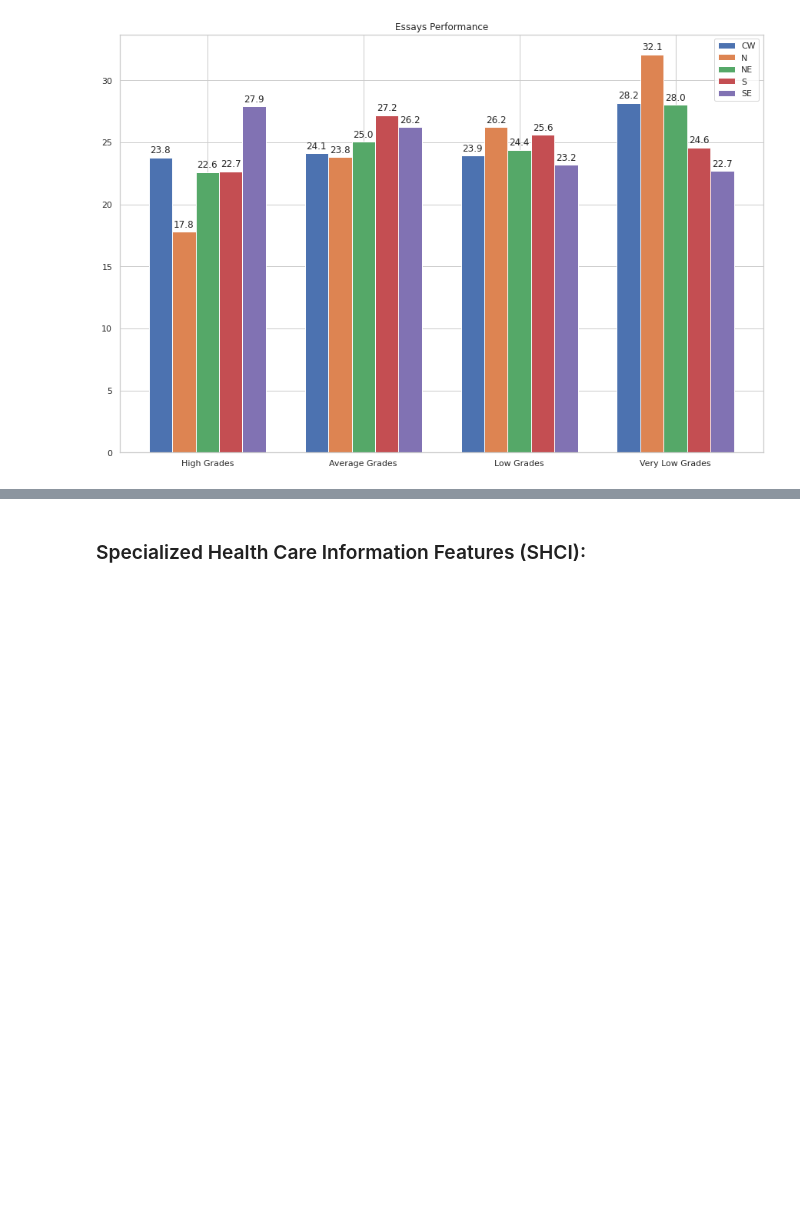
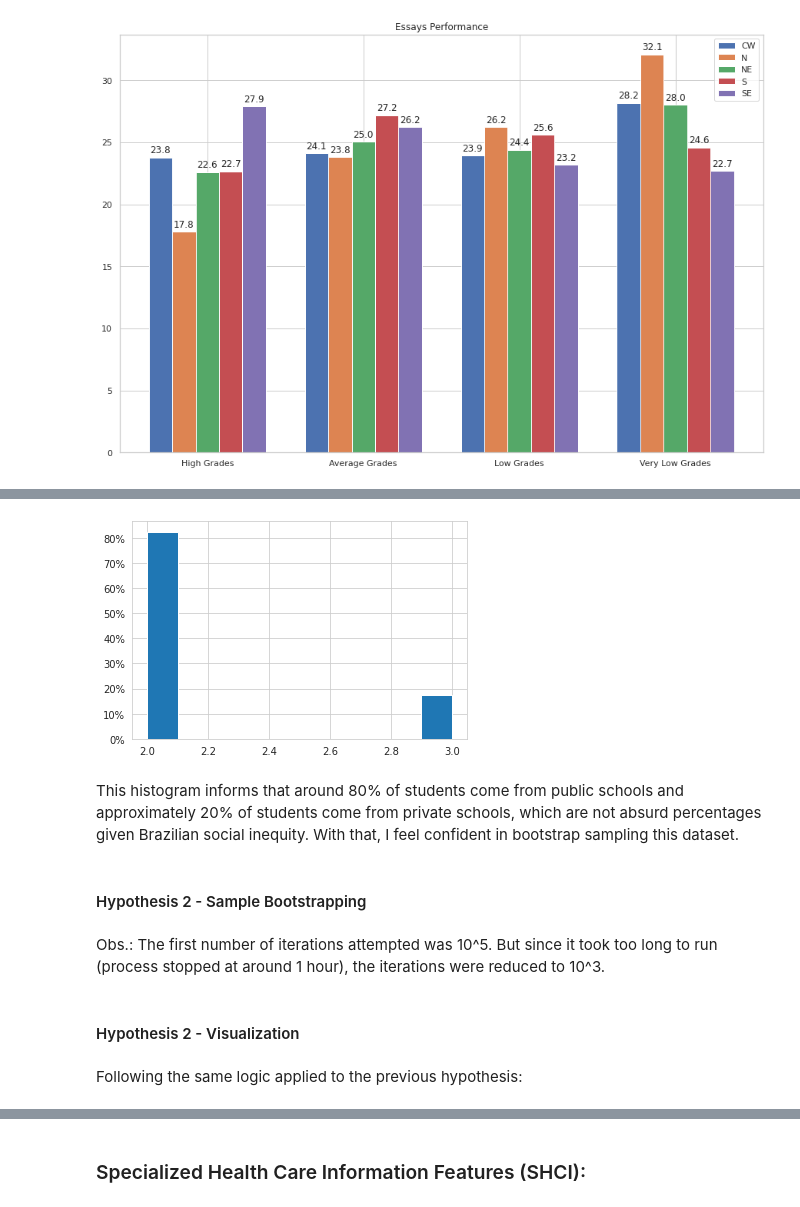
Before and after one commit to higorpr/ENEM_Exploration_Analysis, a Jupyter notebook: ENEM_Exploratory_Analysis.ipynb, the cells around one changed output, grey strips where cells are left out. Drawn from its saved outputs; the diff is of its cells as text; code cells hidden in the pictures; blank space fills up the shorter version.

```diff
--- a/ENEM_Exploratory_Analysis.ipynb
+++ b/ENEM_Exploratory_Analysis.ipynb
@@ -1031,0 +1048,15 @@ Hypothesis 2 states that:
+# %%
+df_hs = df_ppi[df_ppi['TP_ESCOLA'] != 1]
+data = df_hs['TP_ESCOLA']
+
+sns.set_style("whitegrid")
+plt.hist(data, weights=np.ones(len(data)) / len(data))
+
+plt.gca().yaxis.set_major_formatter(PercentFormatter(1))
+plt.show()
+# %% [output]
+[figure, added]
+# %% [markdown]
+This histogram informs that around 80% of students come from public schools and approximately 20% of students come from private schools, which are not absurd percentages given Brazilian social inequity. With that, I feel confident in bootstrap sampling this dataset.
+# %% [markdown]
+#### Hypothesis 2 - Sample Bootstrapping
@@ -1031,0 +1093,2 @@ Hypothesis 2 states that:
+# %% [markdown]
+Obs.: The first number of iterations attempted was 10^5. But since it took too long to run (process stopped at around 1 hour), the iterations were reduced to 10^3.
@@ -1031,0 +1115,4 @@ Hypothesis 2 states that:
+# %% [markdown]
+#### Hypothesis 2 - Visualization
+# %% [markdown]
+Following the same logic applied to the previous hypothesis:
```
Also changed, not shown: parts of 23 cells of this notebook.
